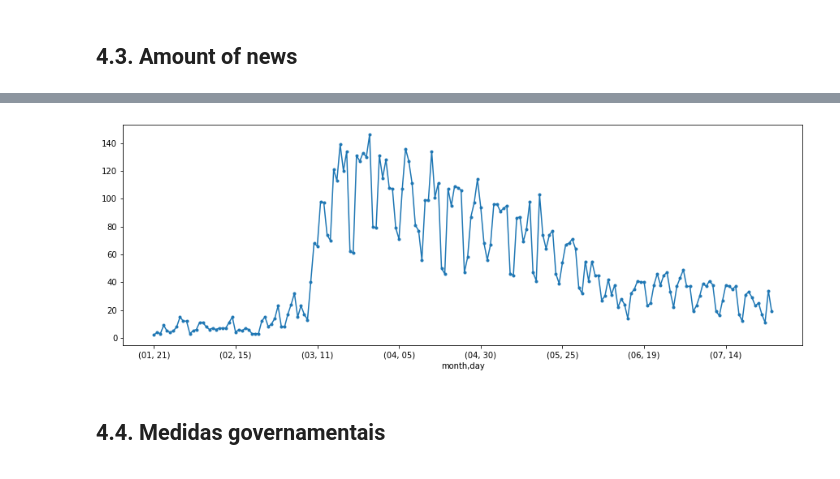
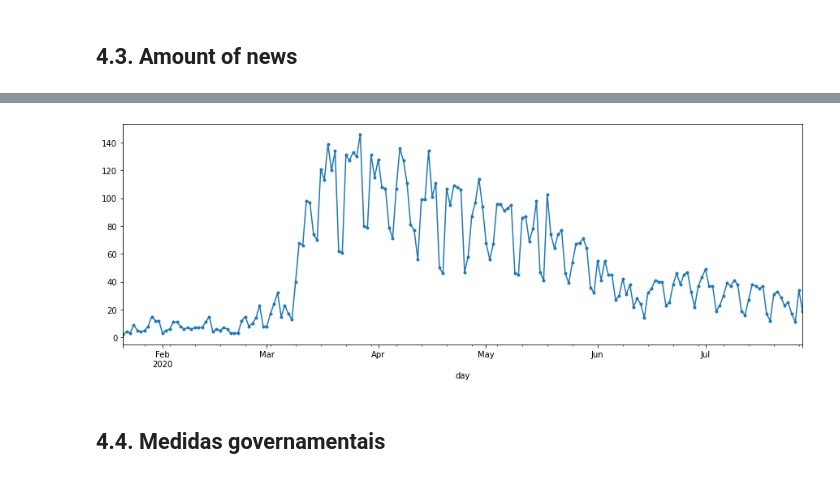
Before and after one commit to dssg-pt/miniproject-sentimentanalysis-covid, a Jupyter notebook: notebooks/publico_analysis1.ipynb, the cells around one changed output, grey strips where cells are left out. Drawn from its saved outputs; the diff is of its cells as text; code cells hidden in the pictures.

```diff
--- a/notebooks/news_analysis.ipynb
+++ b/notebooks/publico_analysis1.ipynb
@@ -157,4 +157,4 @@ df_publico['hms'] = temp_cols[1]
 #order columns
 #df_publico = df_publico[['Data','Ano', 'Mes', 'Dia', 'Hora', 'Titulo', 'Descricao', 'Rubrica', 'URL']]
 # %%
-df_publico.assign(day = lambda df_publico: df_publico.day.map(pd.to_datetime))
+df_publico = df_publico.assign(day = lambda df_publico: df_publico.day.map(pd.to_datetime))
@@ -288,7 +277,7 @@ AttributeError: Can only use .dt accessor with datetimelike values
 # %%
-ax = df_publico.groupby(['month', 'day']).count()['titulo'].plot(figsize=(15,5), marker='.')
+ax = df_publico.groupby(df_publico['day']).count()['titulo'].plot(figsize=(15,5), marker='.')
 # %% [output]
-[figure, old version]
+[figure, new version]
 # %% [markdown]
 ## 4.4. Medidas governamentais
 # %%
```
Also changed, not shown: parts of 5 cells of this notebook, 1 other file.
